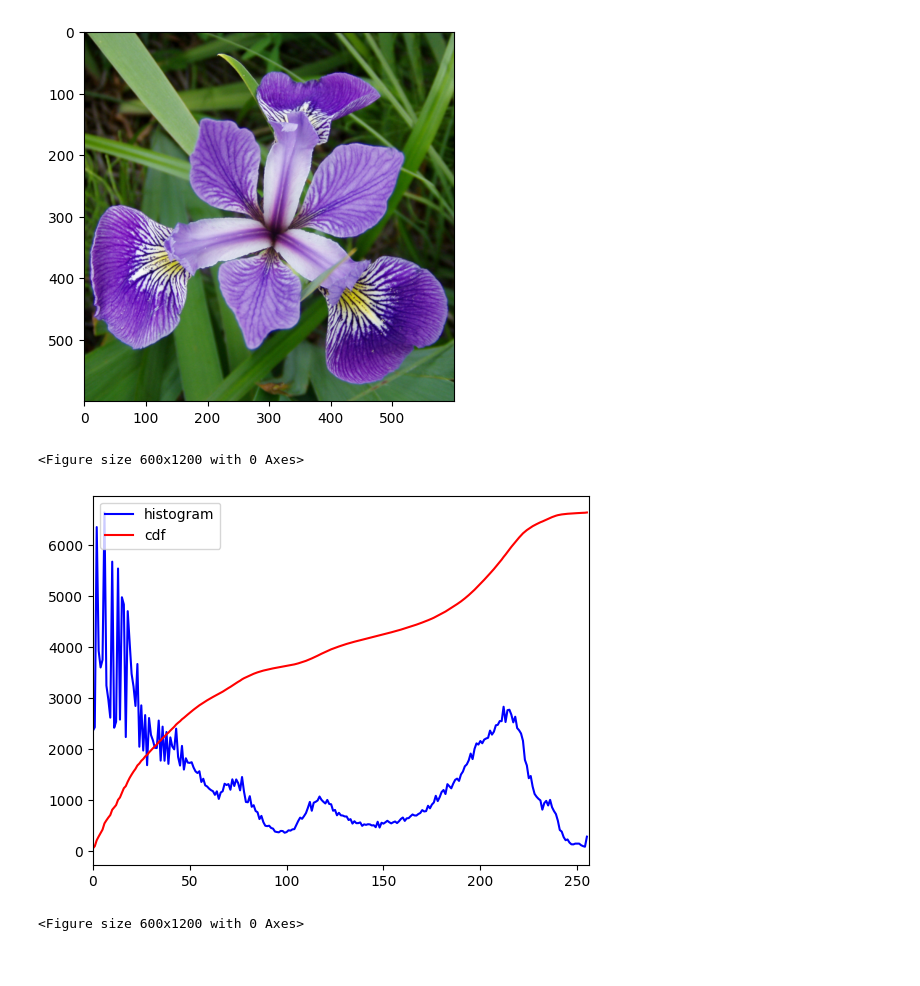
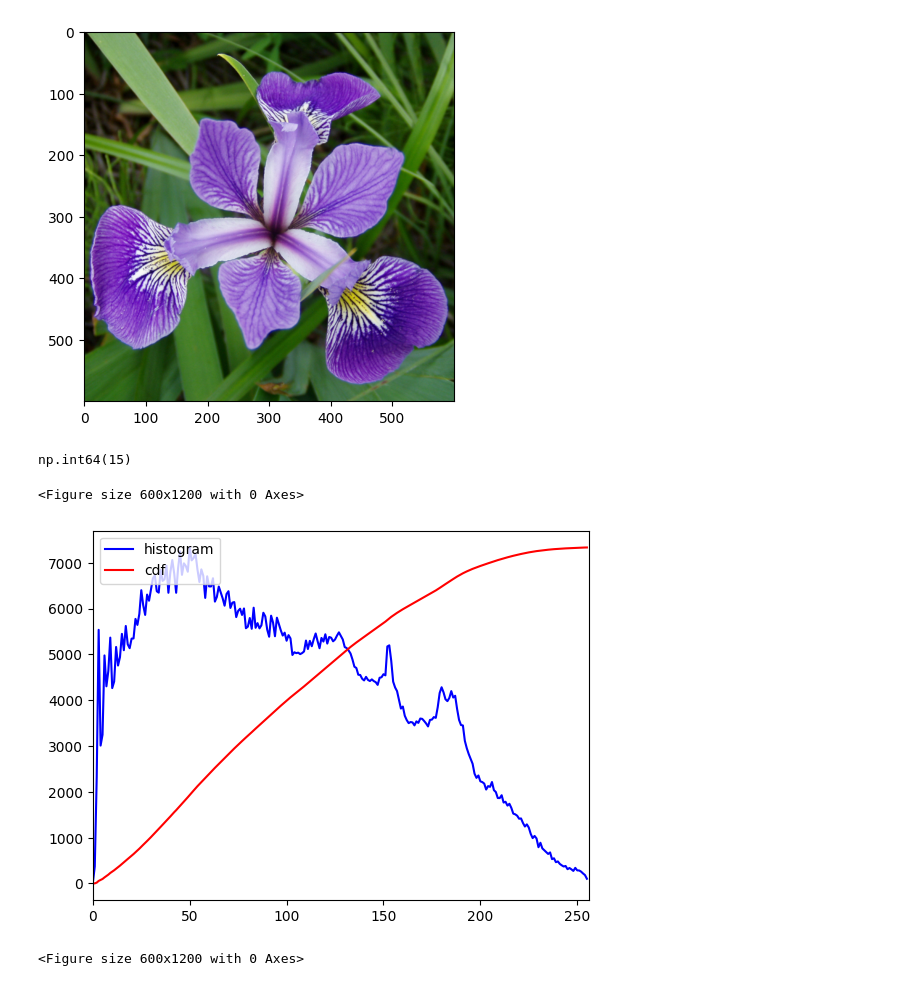
Before and after one commit to pyretttt/mosquitto, a Jupyter notebook: cv/histogram_equalization.ipynb, the cells around one changed output. Saved outputs shown, nothing was run; the diff lists cells and outputs as text; code cells hidden in the pictures.

```diff
--- a/cv/histogram_equalization.ipynb
+++ b/cv/histogram_equalization.ipynb
@@ -21,7 +21,7 @@ def clip_histogram(histogram, clip_value):
     total_excess = excess.sum()
     hist_clipped = np.minimum(histogram, clip_value)
     redist = total_excess // 256
-    hist_clipped += redist
+    hist_clipped = hist_clipped + redist
     remainder = total_excess % 256
     for i in range(256):
         if remainder > 0:
@@ -94,10 +94,10 @@ def interpolation_indices(coord, cell_size, max_index):
 
 def apply_interpolation(image, mappings, n_rows, n_cols, cell_h, cell_w):
     height, width = image.shape[:2]
-    output = np.zeros_like(image, dtype=np.uint8)
-
+    output = np.ones_like(image, dtype=np.uint8)
     for y in range(height):
         i0, i1, y_weight = interpolation_indices(y, cell_h, n_rows)
+        print((output == 0).sum())
         for x in range(width):
             j0, j1, x_weight = interpolation_indices(x, cell_w, n_cols)
 
@@ -200,7 +200,7 @@ plt.imshow(lena_blocked)
 # %% [markdown]
 # CLAHE
 # %%
-lena_clahe = clahe_lab(lena, grid_size=(8,8), clip_value=2.0)
+lena_clahe = clahe(lena, grid_size=(8,8), clip_value=50.0)
 
 clahe_cv = cv2.createCLAHE(clipLimit=2.0, tileGridSize=(8, 8))
 lena_clahe_cv = np.stack([clahe_cv.apply(channel) for channel in np.unstack(lena, axis=-1)], axis=-1)
@@ -220,10 +238,12 @@ plt.imshow(lena)
 <matplotlib.image.AxesImage at 0x...>
 [figure]
 # %%
-plot_channel_histogram(lena_clahe[:,:, 2])
+plot_channel_histogram(lena_clahe)
+(lena_clahe == 0).sum()
 # %% [output]
-<Figure size 600x1200 with 0 Axes>
+np.int64(15)
+<Figure size 600x1200 with 0 Axes>
-[figure, old version]
+[figure, new version]
 # %%
 plot_channel_histogram(lena_clahe_cv)
 # %% [output]
```
Also changed, not shown: parts of 4 cells of this notebook.
